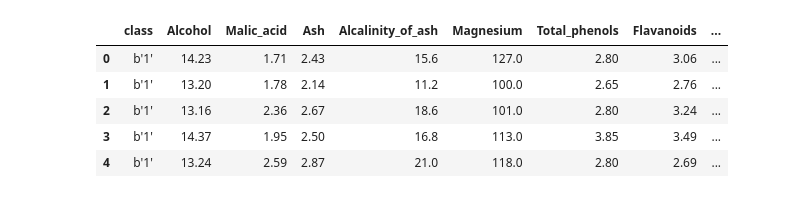
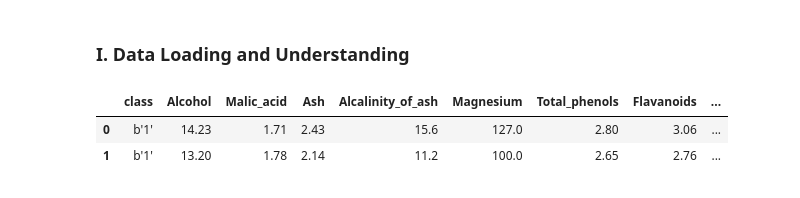
Before and after one commit to AvaXiaohongDeng/Classifying-Wine-Using-Logistic-Regression-and-SVM-Models, a Jupyter notebook: project.ipynb, the cells around one changed output. Cells and saved outputs as stored; diff of their text form; code cells hidden in the pictures.

```diff
--- a/project.ipynb
+++ b/project.ipynb
@@ -2,0 +4,2 @@
+# %% [markdown]
+### I. Data Loading and Understanding
@@ -3,19 +26,13 @@
 # %%
-from scipy.io import arff
-import pandas as pd
-
-# Load the ARFF file
+#load the ARFF file
 data, meta = arff.loadarff('dataset_191_wine.arff')
 
-# Convert to a Pandas DataFrame
+#convert to a Pandas DataFrame
 df = pd.DataFrame(data)
 
-# Print the first few rows of the DataFrame
-df.head()
+#display the first few rows
+df.head(2)
 # %% [output]
 |  | class | Alcohol | Malic_acid | Ash | Alcalinity_of_ash | Magnesium | Total_phenols | Flavanoids | ... |
 | 0 | b'1' | 14.23 | 1.71 | 2.43 | 15.6 | 127.0 | 2.80 | 3.06 | ... |
 | 1 | b'1' | 13.20 | 1.78 | 2.14 | 11.2 | 100.0 | 2.65 | 2.76 | ... |
-| 2 | b'1' | 13.16 | 2.36 | 2.67 | 18.6 | 101.0 | 2.80 | 3.24 | ... |
-| 3 | b'1' | 14.37 | 1.95 | 2.50 | 16.8 | 113.0 | 3.85 | 3.49 | ... |
-| 4 | b'1' | 13.24 | 2.59 | 2.87 | 21.0 | 118.0 | 2.80 | 2.69 | ... |
```
Also changed, not shown: parts of 36 cells of this notebook, 3 other files.
